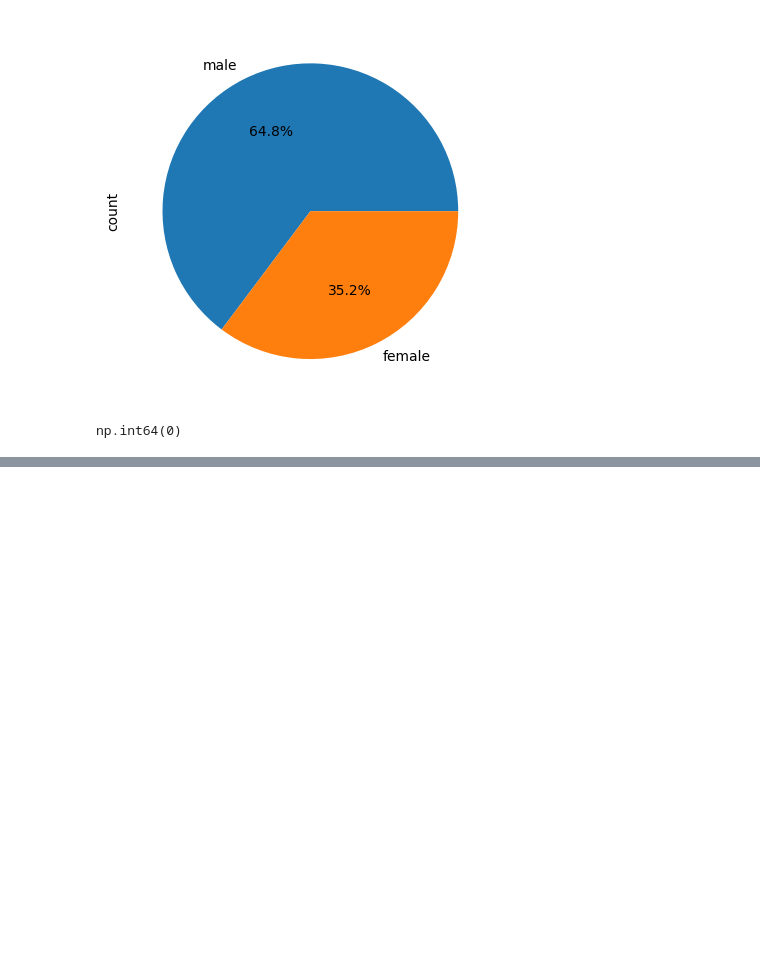
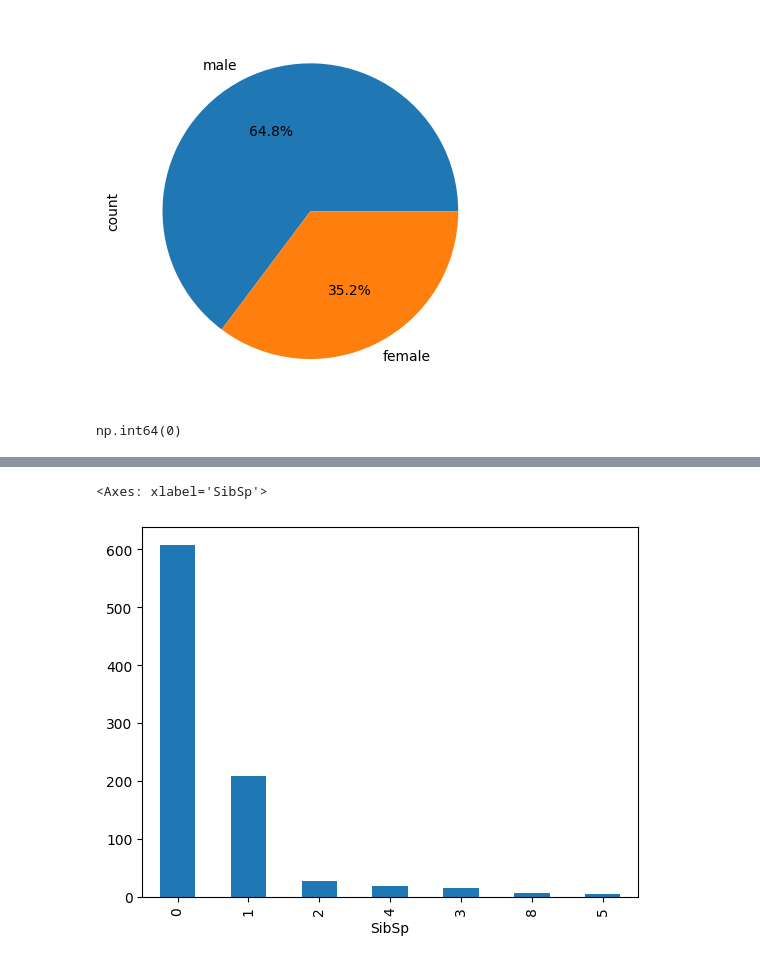
Before and after one commit to Muhammad-Waleed-Source/Exploratory-Data-Analysis, a Jupyter notebook: EDA.ipynb, the cells around one changed output, grey strips where cells are left out. Saved outputs shown, nothing was run; the diff lists cells and outputs as text; code cells hidden in the pictures; blank space fills up the shorter version.

```diff
--- a/EDA.ipynb
+++ b/EDA.ipynb
@@ -331,0 +351,5 @@ np.int64(0)
+# %%
+df['SibSp'].value_counts().plot(kind='bar')
+# %% [output]
+<Axes: xlabel='SibSp'>
+[figure, added]
```
Also changed, not shown: parts of 9 cells of this notebook.
